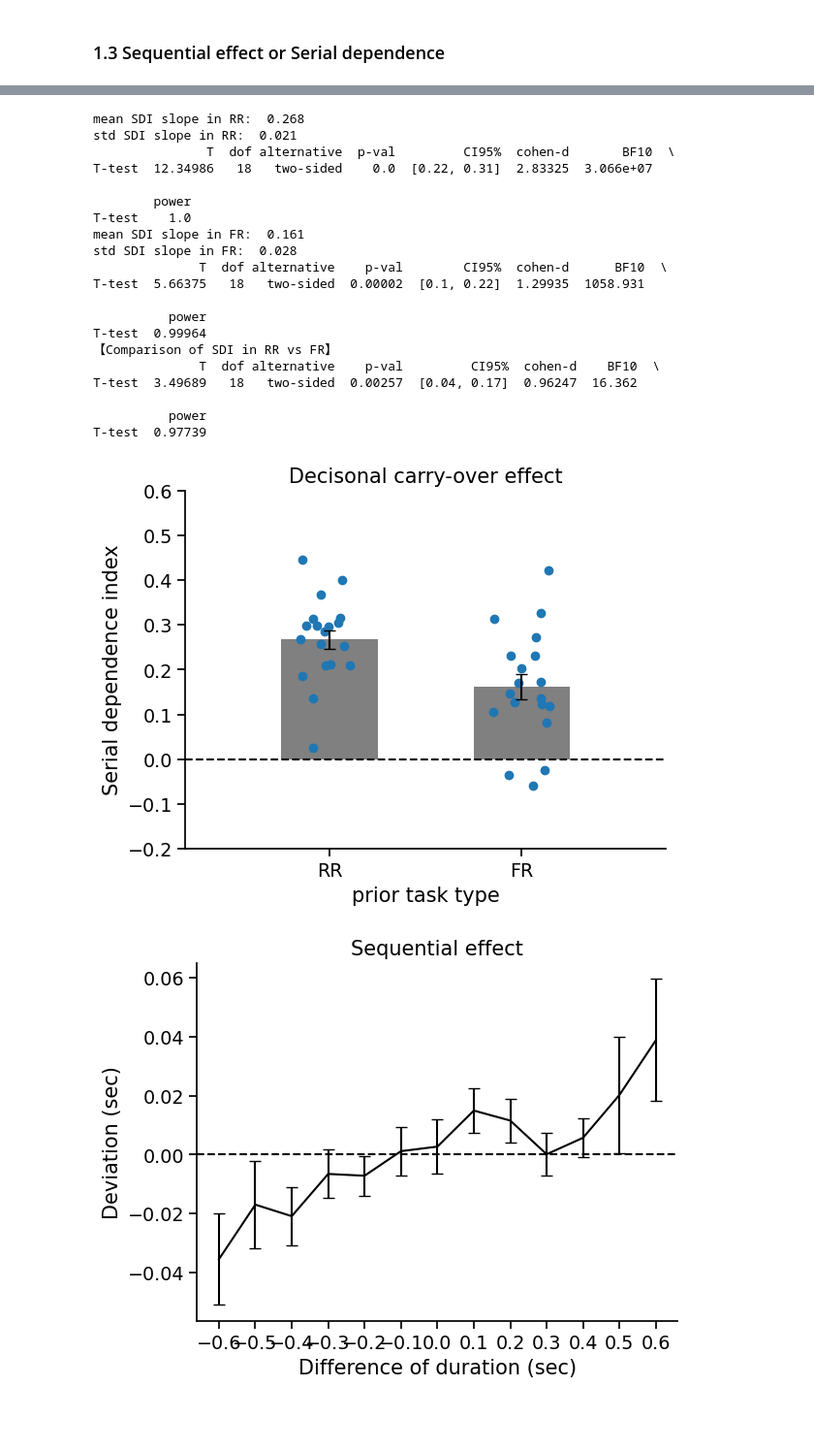
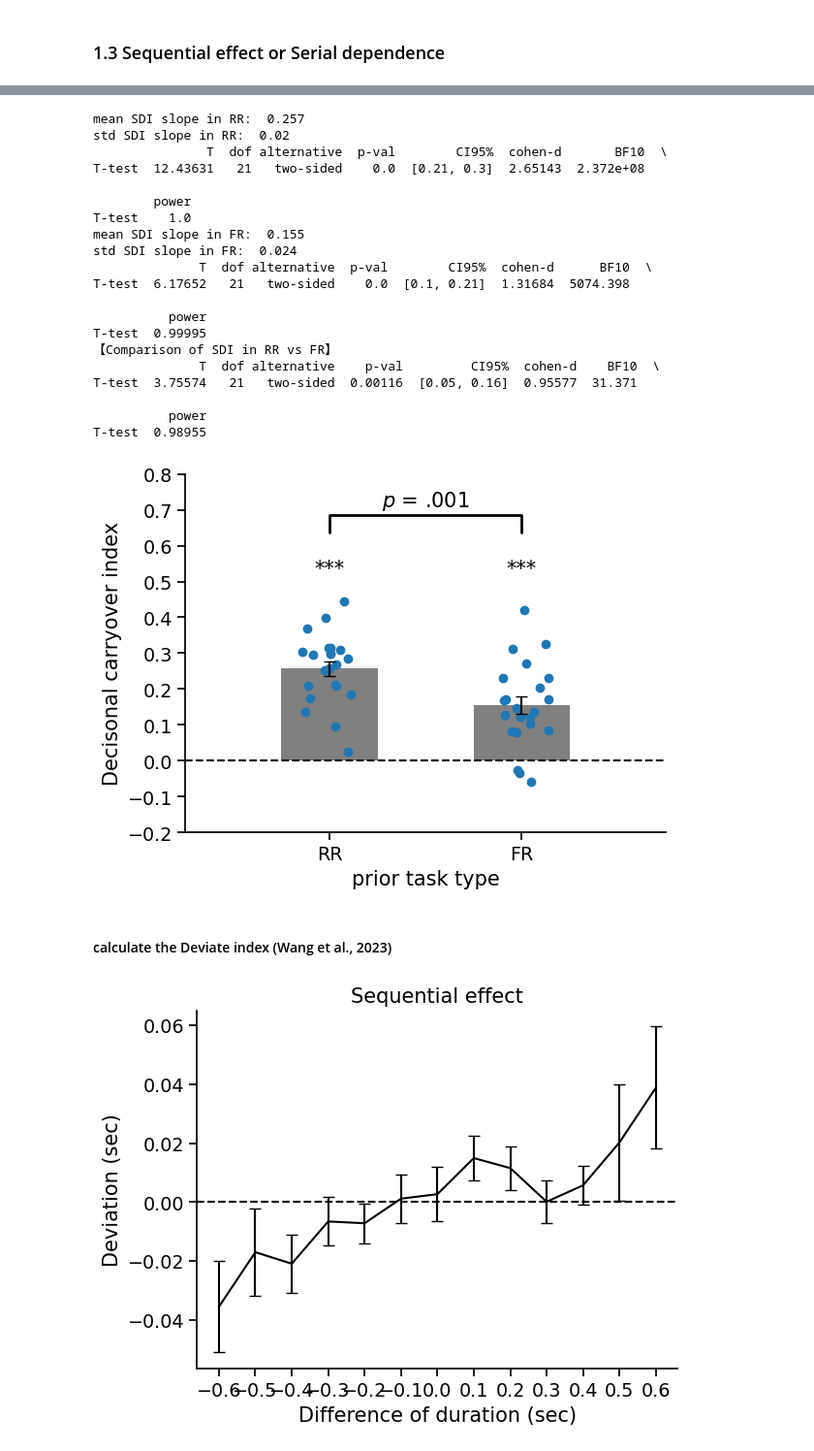
Before and after one commit to msenselab/seq_reproduction, a Jupyter notebook: data_analysis/code/dataAna.ipynb, the cells around one changed output, grey strips where cells are left out. Shown at 97% size. Drawn from its saved outputs; the diff is of its cells as text; code cells hidden in the pictures; blank space fills up the shorter version.

```diff
--- a/data_analysis/code/dataAna.ipynb
+++ b/data_analysis/code/dataAna.ipynb
@@ -523,0 +547,24 @@ T-test  1.782   18   two-sided  0.09163  [-0.01, 0.1]  0.40882  0.891  0.39258
+# %%
+# calculate the serial dependence of pre-cue stimuli in follow condition
+slp_1, slope_FR_psdi, int_1 = LM_2F(dataFR, ['curDur','prePreCueDur','curBias'])
+# # using simple linear regression
+# slope_FR_psdi, int_1 = LM_1F(dataFR, ['prePreCueDur','curBias'])
+print("mean SDI slope for pre-cue stimuli in follow condition: ", slope_FR_psdi.mean().round(3))
+print("std SDI slope in pre-cue stimuli in follow condition: ", round(slope_FR_psdi.std()/np.sqrt(nPar),3))
+print(pg.ttest(slope_FR_psdi, 0).round(5))
+
+# plot serial dependence from the pre-cue perceptual stimuli (pFR)
+fig, ax = plt.subplots()
+plt.bar(np.arange(1,4), [np.mean(slope_RR_sdi), np.mean(slope_FR_sdi), np.mean(slope_FR_psdi)], color='grey', width=0.5)
+plt.errorbar(np.arange(1,4), [np.mean(slope_RR_sdi), np.mean(slope_FR_sdi), np.mean(slope_FR_psdi)],
+             yerr=[np.std(slope_RR_sdi)/np.sqrt(nPar), np.std(slope_FR_sdi)/np.sqrt(nPar), np.std(slope_FR_psdi)/np.sqrt(nPar)],
+             color='black', capsize=4, linestyle='')
+plt.scatter([(np.random.random(nPar)-0.5)*0.3+1, (np.random.random(nPar)-0.5)*0.3+2, (np.random.random(nPar)-0.5)*0.3+3], \
+            [slope_RR_sdi, slope_FR_sdi, slope_FR_psdi])
+plt.axhline(y=0, color='black', linestyle='--')
+plt.xlim(0.25,3.75)
+plt.xticks(np.arange(1,4), ['RR', 'FR','pFR'])
+plt.yticks(np.arange(-0.2, 0.47, 0.1))
+plt.xlabel('prior task type')
+plt.ylabel('Serial dependence index')
+plt.title('Serial dependence')
@@ -553,48 +612,63 @@ print(pg.ttest(slope_FR_dci, 0).round(5))
 
 print("【Comparison of SDI in RR vs FR】")
 print(pg.ttest(slope_RR_dci, slope_FR_dci, paired=True).round(5))
 
+# Custom function to draw the diff bars
+def label_diff(i,j,text,X,Y):
+    x = (X[i]+X[j])/2
+    y = 1.1*max(Y[i], Y[j])
+    dx = abs(X[i]-X[j])
+    props = {'connectionstyle':'bar','arrowstyle':'-',\
+                 'shrinkA':30,'shrinkB':30,'linewidth':2}
+    ax.annotate(text, xy=(X[i]+dx*3/11,y*1.35), zorder=10)
+    ax.annotate('', xy=(X[i],y), xytext=(X[j],y), arrowprops=props)
+
 # plot serial dependence index with errorbar
 fig, ax = plt.subplots()
 plt.bar(np.arange(1,3), [np.mean(slope_RR_dci), np.mean(slope_FR_dci)], color='grey', width=0.5)
 plt.errorbar(np.arange(1,3), [np.mean(slope_RR_dci), np.mean(slope_FR_dci)],
              yerr=[np.std(slope_RR_dci)/np.sqrt(nPar), np.std(slope_FR_dci)/np.sqrt(nPar)],
              color='black', capsize=4, linestyle='')
 plt.scatter([(np.random.random(nPar)-0.5)*0.3+1, (np.random.random(nPar)-0.5)*0.3+2],\
             [slope_RR_dci, slope_FR_dci])
 plt.axhline(y=0, color='black', linestyle='--')
 plt.xlim(0.25,2.75)
 plt.xticks(np.arange(1,3), ['RR', 'FR'])
-plt.yticks(np.arange(-0.2, 0.61, 0.1))
+plt.yticks(np.arange(-0.2, 0.81, 0.1))
 plt.xlabel('prior task type')
-plt.ylabel('Serial dependence index')
-plt.title('Decisonal carry-over effect')
+plt.ylabel('Decisonal carryover index')
+# plt.title('Decisonal carry-over effect')
 ax.spines['top'].set_visible(False)
 ax.spines['right'].set_visible(False)
+ax.annotate('***', xy=(1,0.52), zorder=10, ha='center')
+ax.annotate('***', xy=(2,0.52), zorder=10, ha='center')
+label_diff(0,1,'$\mathit{p}$ = .001', np.arange(1,3), [np.mean(slope_RR_dci)+0.22, np.mean(slope_FR_dci)+0.22])
 
 plt.savefig(figsDir + '/SeqEff_RRvsFR_DCI.png', bbox_inches='tight')
 # %% [output]
-mean SDI slope in RR:  0.268
-std SDI slope in RR:  0.021
-               T  dof alternative  p-val         CI95%  cohen-d       BF10  \
-T-test  12.34986   18   two-sided    0.0  [0.22, 0.31]  2.83325  3.066e+07
+mean SDI slope in RR:  0.257
+std SDI slope in RR:  0.02
+               T  dof alternative  p-val        CI95%  cohen-d       BF10  \
+T-test  12.43631   21   two-sided    0.0  [0.21, 0.3]  2.65143  2.372e+08
 
         power
 T-test    1.0
-mean SDI slope in FR:  0.161
-std SDI slope in FR:  0.028
-              T  dof alternative    p-val        CI95%  cohen-d      BF10  \
-T-test  5.66375   18   two-sided  0.00002  [0.1, 0.22]  1.29935  1058.931
+mean SDI slope in FR:  0.155
+std SDI slope in FR:  0.024
+              T  dof alternative  p-val        CI95%  cohen-d      BF10  \
+T-test  6.17652   21   two-sided    0.0  [0.1, 0.21]  1.31684  5074.398
 
           power
-T-test  0.99964
+T-test  0.99995
 【Comparison of SDI in RR vs FR】
               T  dof alternative    p-val         CI95%  cohen-d    BF10  \
-T-test  3.49689   18   two-sided  0.00257  [0.04, 0.17]  0.96247  16.362
+T-test  3.75574   21   two-sided  0.00116  [0.05, 0.16]  0.95577  31.371
 
           power
-T-test  0.97739
+T-test  0.98955
-[figure, old version]
+[figure, new version]
+# %% [markdown]
+#### calculate the Deviate index (Wang et al., 2023)
 # %%
 # Sequential effect between RR and JR:
 # calculate deviation index as function of difference between stimuli (preDur-curDur)
```
Also changed, not shown: parts of 30 cells of this notebook, 19 other files.
